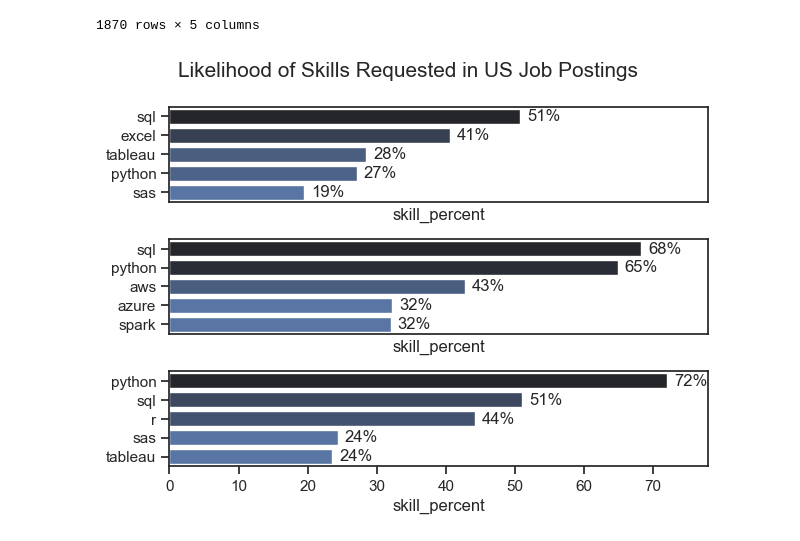
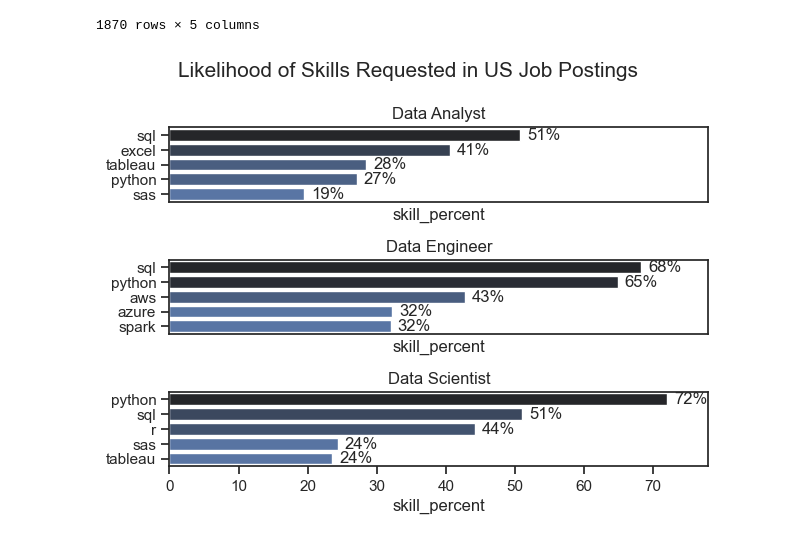
Before and after one commit to Tanvir-Taushif/Career-Analysis, a Jupyter notebook: 2_skill_count.ipynb, the cells around one changed output. Saved outputs shown, nothing was run; the diff lists cells and outputs as text; code cells hidden in the pictures.

```diff
--- a/2_skill_count.ipynb
+++ b/2_skill_count.ipynb
@@ -121,22 +121,23 @@ df_skills_perc
 # %%
 fig, ax = plt.subplots(len(job_titles), 1)
 
 sns.set_theme(style = 'ticks')
 
 for i, job_title in enumerate(job_titles):
     df_plot = df_skills_perc[df_skills_perc['job_title_short'] == job_title].head(5)
     #df_plot.plot(kind = 'barh', x = 'job_skills', y = 'skill_percent', ax = ax[i], title = job_title)
     sns.barplot(data=df_plot, x='skill_percent', y='job_skills', ax=ax[i], hue = 'skill_count', palette='dark:b_r')
     ax[i].set_ylabel('')
     ax[i].legend().set_visible(False)
     ax[i].set_xlim(0,78)
+    ax[i].set_title(job_title, fontsize=12, loc='center')
 
     for n,v in enumerate(df_plot['skill_percent']):
         ax[i].text(v + 1, n, f'{v:.0f}%', va = 'center')
     if i != len(job_titles) - 1:
         ax[i].set_xticks([])
 fig.suptitle('Likelihood of Skills Requested in US Job Postings', fontsize= 15)
 fig.tight_layout(h_pad=1) #fix the overlap
 fig.show()
 # %% [output]
-[figure, old version]
+[figure, new version]
```
Also changed, not shown: parts of 1 cell of this notebook, 12 other files.
